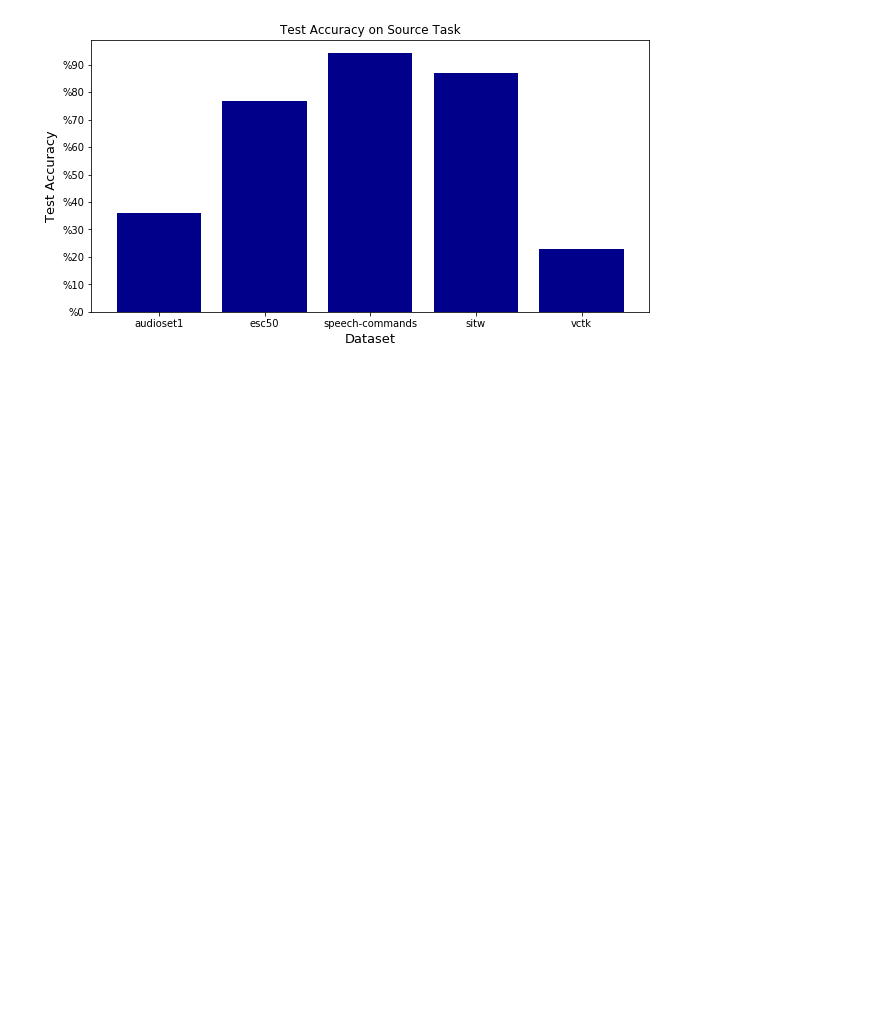
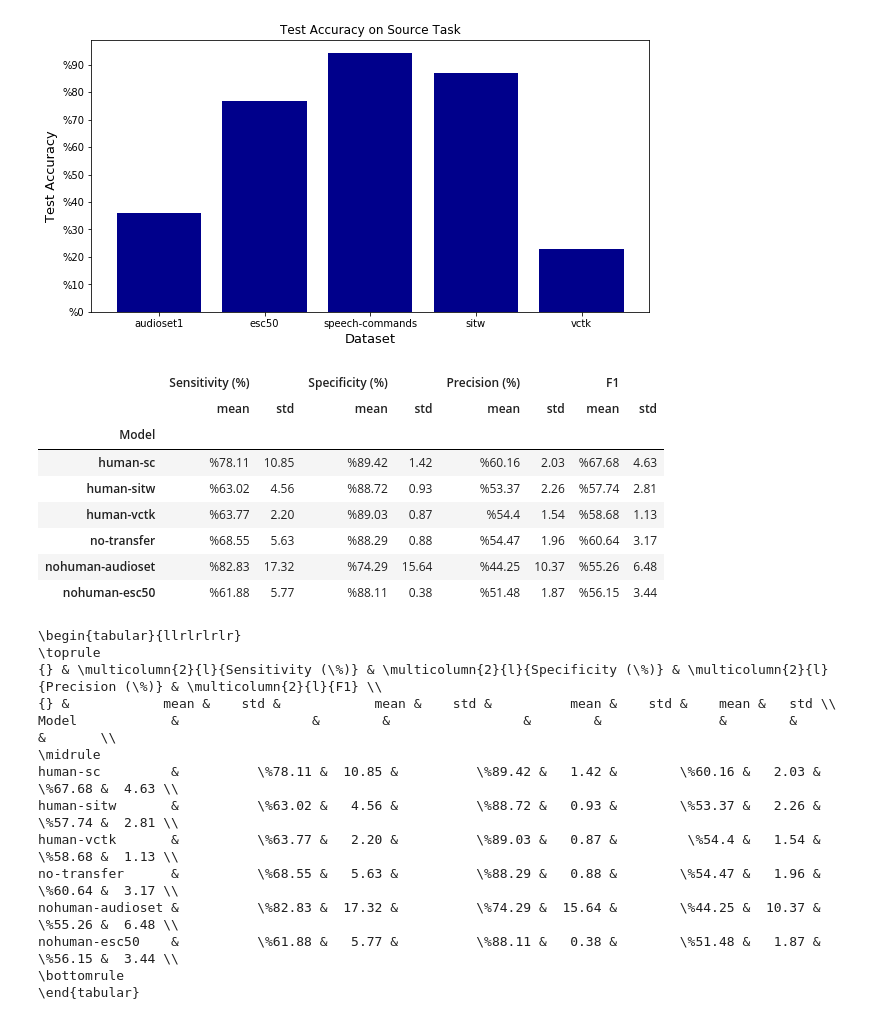
Before and after one commit to onucharles/transfer-learning-adult-to-infant-speech, a Jupyter notebook: experiments/notebooks/Chillanto plots.ipynb, the cells around one changed output. Drawn from its saved outputs; the diff is of its cells as text; code cells hidden in the pictures; blank space fills up the shorter version.

```diff
--- a/experiments/notebooks/Chillanto plots.ipynb
+++ b/experiments/notebooks/Chillanto plots.ipynb
@@ -25,6 +100,16 @@ results = {
     'nohuman-audioset': [],
 }
 
+result_matrices = {
+    'no-transfer': [],
+    'human-sc': [],
+    'human-sitw': [],
+    'human-vctk': [],
+    'nohuman-esc50': [],
+    'nohuman-audioset': [],
+}
+
+
 for exp in experiments:
     tags = client.get_experiment_tags(exp)
 
@@ -35,6 +120,8 @@ for exp in experiments:
         for metric in metrics:
             if metric['name'] == 'test_F1':
                 results[tag].append(metric['valueMax'])
+        mat = read_conf_matrix(parse_conf_mat(exp), 1)
+        result_matrices[tag].append(mat)
 # %%
 errors = []
 xs = []
@@ -166,3 +253,58 @@ ax.set_ylabel("Test Accuracy", fontsize=13)
 plt.show()
 # %% [output]
 [figure]
+# %%
+rows = []
+for key in result_matrices.keys():
+    for mat in result_matrices[key]:
+        ss = sensitivity(*mat)
+        sp = specificity(*mat)
+        pr = precision(*mat)
+        f = f1(mat)
+        rows.append((key, ss, sp, pr, f))
+import pandas as pd
+
+
+def pct(val):
+    if type(val) == str:
+        return val
+    v = round(val * 100, 2)
+    return v
+
+def mean(val):
+    x = np.mean(val)
+    return f'%{round(x,2)}'
+
+def std(val):
+    x = np.std(val)
+    return round(x,2)
+
+df = pd.DataFrame(rows, columns=["Model", "Sensitivity (%)", "Specificity (%)", "Precision (%)", "F1"])
+df = df.applymap(pct)
+table = df.groupby("Model")["Sensitivity (%)","Specificity (%)", "Precision (%)", "F1"].agg([mean, std])
+display(table)
+print(table.to_latex())
+# %% [output]
+|  | Sensitivity (%) |  | Specificity (%) |  | Precision (%) |  | F1 |  |
+|  | mean | std | mean | std | mean | std | mean | std |
+| Model |  |  |  |  |  |  |  |  |
+| human-sc | %78.11 | 10.85 | %89.42 | 1.42 | %60.16 | 2.03 | %67.68 | 4.63 |
+| human-sitw | %63.02 | 4.56 | %88.72 | 0.93 | %53.37 | 2.26 | %57.74 | 2.81 |
+| human-vctk | %63.77 | 2.20 | %89.03 | 0.87 | %54.4 | 1.54 | %58.68 | 1.13 |
+| no-transfer | %68.55 | 5.63 | %88.29 | 0.88 | %54.47 | 1.96 | %60.64 | 3.17 |
+| nohuman-audioset | %82.83 | 17.32 | %74.29 | 15.64 | %44.25 | 10.37 | %55.26 | 6.48 |
+| nohuman-esc50 | %61.88 | 5.77 | %88.11 | 0.38 | %51.48 | 1.87 | %56.15 | 3.44 |
+\begin{tabular}{llrlrlrlr}
+\toprule
+{} & \multicolumn{2}{l}{Sensitivity (\%)} & \multicolumn{2}{l}{Specificity (\%)} & \multicolumn{2}{l}{Precision (\%)} & \multicolumn{2}{l}{F1} \\
+{} &            mean &    std &            mean &    std &          mean &    std &    mean &   std \\
+Model            &                 &        &                 &        &               &        &         &       \\
+\midrule
+human-sc         &          \%78.11 &  10.85 &          \%89.42 &   1.42 &        \%60.16 &   2.03 &  \%67.68 &  4.63 \\
+human-sitw       &          \%63.02 &   4.56 &          \%88.72 &   0.93 &        \%53.37 &   2.26 &  \%57.74 &  2.81 \\
+human-vctk       &          \%63.77 &   2.20 &          \%89.03 &   0.87 &         \%54.4 &   1.54 &  \%58.68 &  1.13 \\
+no-transfer      &          \%68.55 &   5.63 &          \%88.29 &   0.88 &        \%54.47 &   1.96 &  \%60.64 &  3.17 \\
+nohuman-audioset &          \%82.83 &  17.32 &          \%74.29 &  15.64 &        \%44.25 &  10.37 &  \%55.26 &  6.48 \\
+nohuman-esc50    &          \%61.88 &   5.77 &          \%88.11 &   0.38 &        \%51.48 &   1.87 &  \%56.15 &  3.44 \\
+\bottomrule
+\end{tabular}
```
Also changed, not shown: parts of 2 cells of this notebook.
